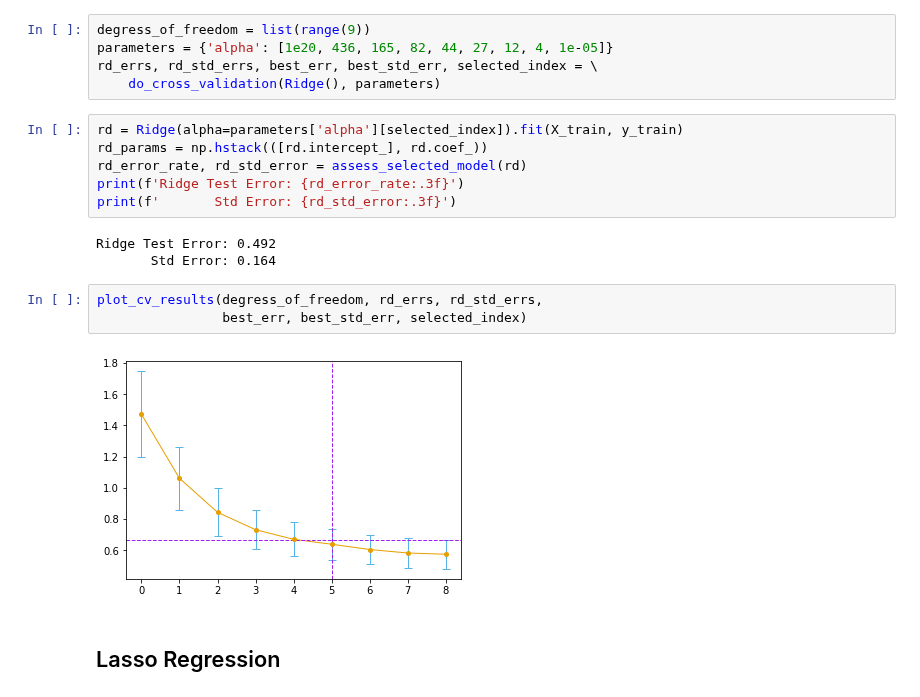
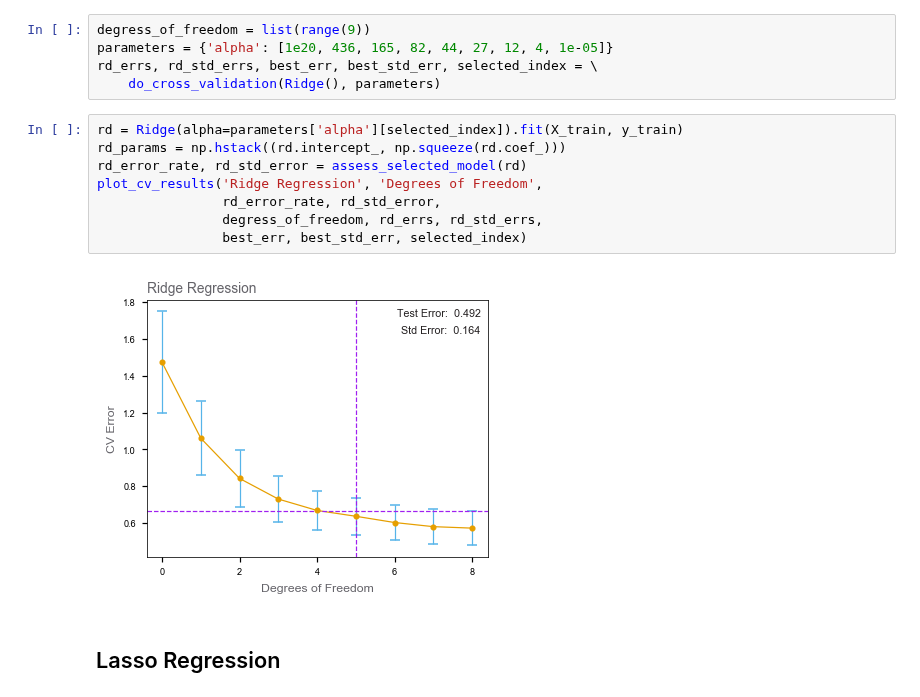
Before and after one commit to empathy87/The-Elements-of-Statistical-Learning-Python-Notebooks, a Jupyter notebook: examples/Prostate Cancer.ipynb, the cells around one changed output. Saved outputs shown, nothing was run; the diff lists cells and outputs as text.

```diff
--- a/examples/Prostate Cancer.ipynb
+++ b/examples/Prostate Cancer.ipynb
@@ -189,18 +204,14 @@ rd_errs, rd_std_errs, best_err, best_std_err, selected_index = \
     do_cross_validation(Ridge(), parameters)
 # %%
 rd = Ridge(alpha=parameters['alpha'][selected_index]).fit(X_train, y_train)
-rd_params = np.hstack(([rd.intercept_], rd.coef_))
+rd_params = np.hstack((rd.intercept_, np.squeeze(rd.coef_)))
 rd_error_rate, rd_std_error = assess_selected_model(rd)
-print(f'Ridge Test Error: {rd_error_rate:.3f}')
-print(f'       Std Error: {rd_std_error:.3f}')
+plot_cv_results('Ridge Regression', 'Degrees of Freedom',
+                rd_error_rate, rd_std_error,
+                degress_of_freedom, rd_errs, rd_std_errs,
+                best_err, best_std_err, selected_index)
 # %% [output]
-Ridge Test Error: 0.492
-       Std Error: 0.164
+[figure, added]
-# %%
-plot_cv_results(degress_of_freedom, rd_errs, rd_std_errs,
-                best_err, best_std_err, selected_index)
-# %% [output]
-[figure, removed]
 # %% [markdown]
 ## Lasso Regression
 # %%
```
Also changed, not shown: parts of 13 cells of this notebook.
